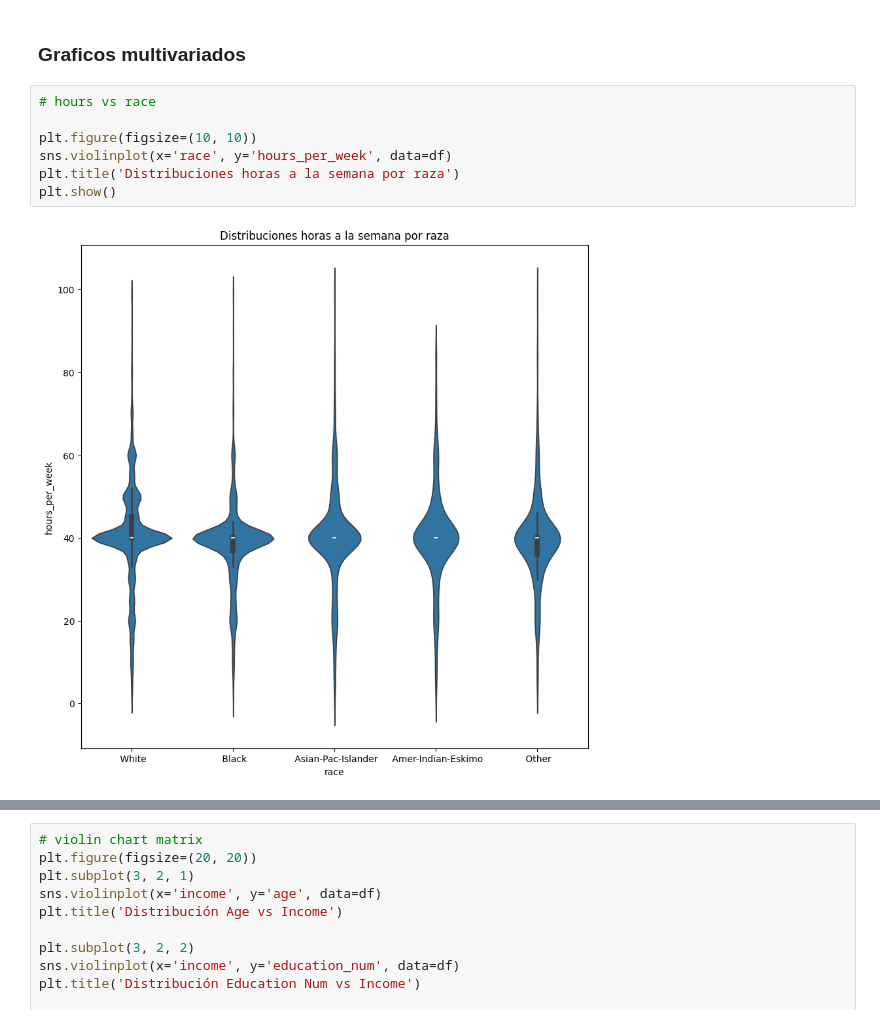
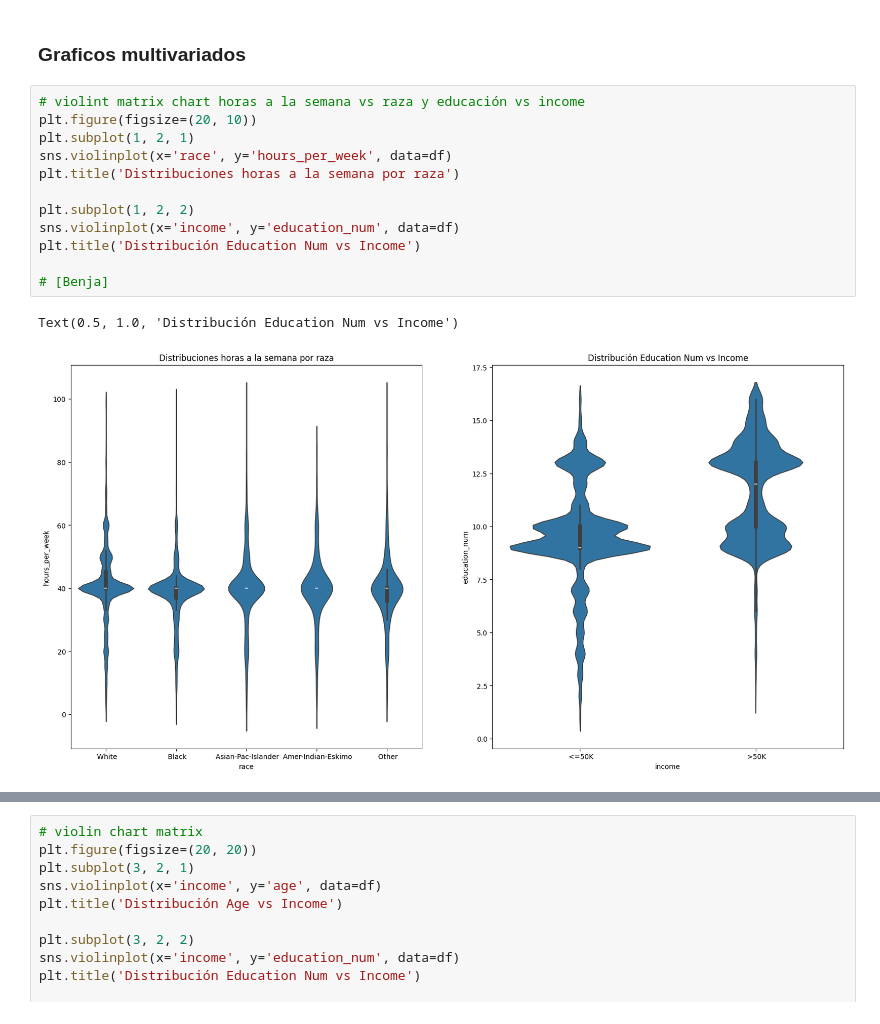
Before and after one commit to BnjmnNicholas/Proyecto_mineria_cc5205, a Jupyter notebook: Reporte_Hito_1.ipynb, the cells around one changed output, grey strips where cells are left out. Drawn from its saved outputs; the diff is of its cells as text.

```diff
--- a/Reporte_Hito_1.ipynb
+++ b/Reporte_Hito_1.ipynb
@@ -223,11 +223,17 @@ plt.show()
 # %% [markdown]
 ### Graficos multivariados
 # %%
-# hours vs race
-
-plt.figure(figsize=(10, 10))
+# violint matrix chart horas a la semana vs raza y educación vs income
+plt.figure(figsize=(20, 10))
+plt.subplot(1, 2, 1)
 sns.violinplot(x='race', y='hours_per_week', data=df)
 plt.title('Distribuciones horas a la semana por raza')
-plt.show()
+
+plt.subplot(1, 2, 2)
+sns.violinplot(x='income', y='education_num', data=df)
+plt.title('Distribución Education Num vs Income')
+
+# [Benja]
 # %% [output]
+Text(0.5, 1.0, 'Distribución Education Num vs Income')
-[figure, old version]
+[figure, new version]
```
Also changed, not shown: parts of 1 cell of this notebook.
